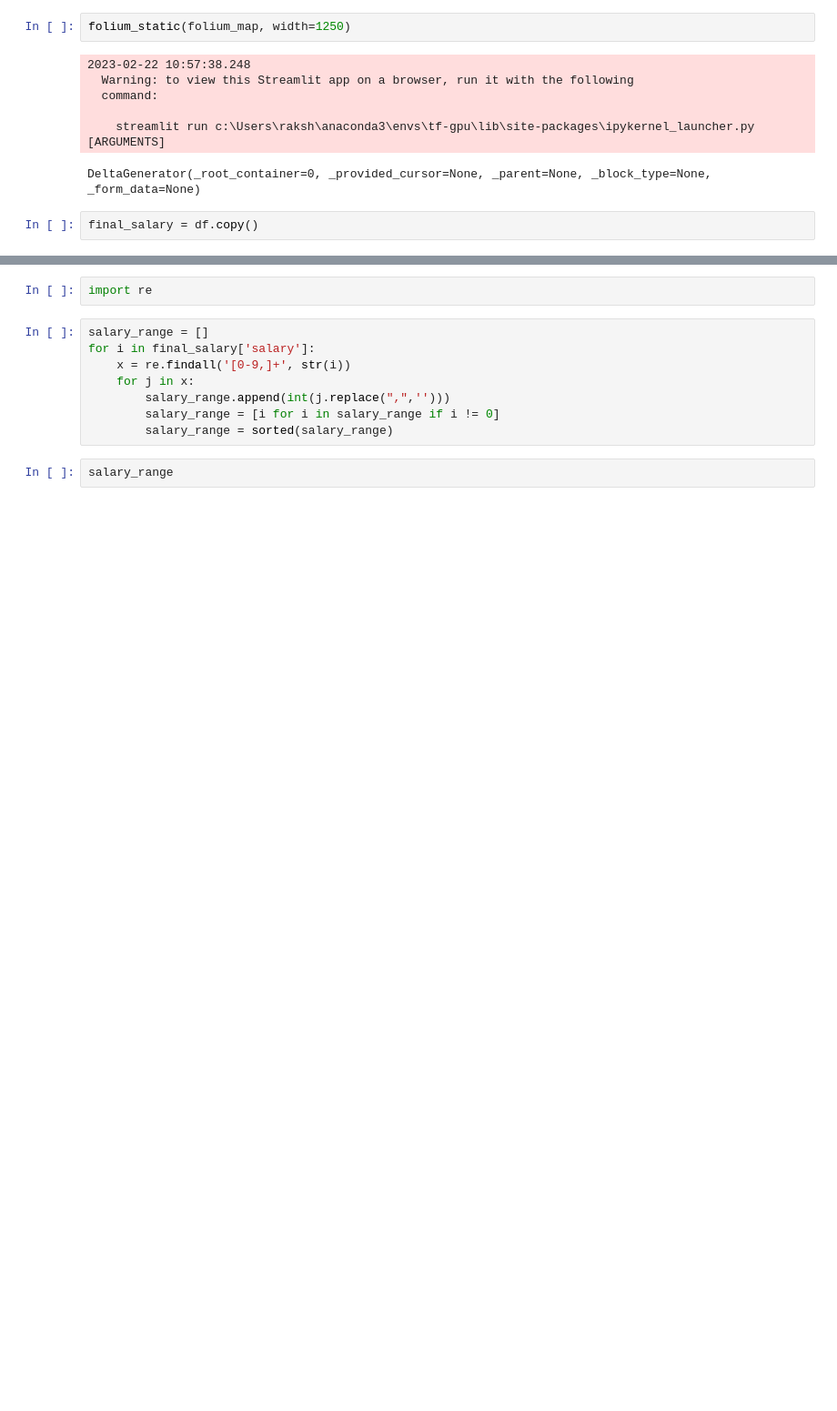
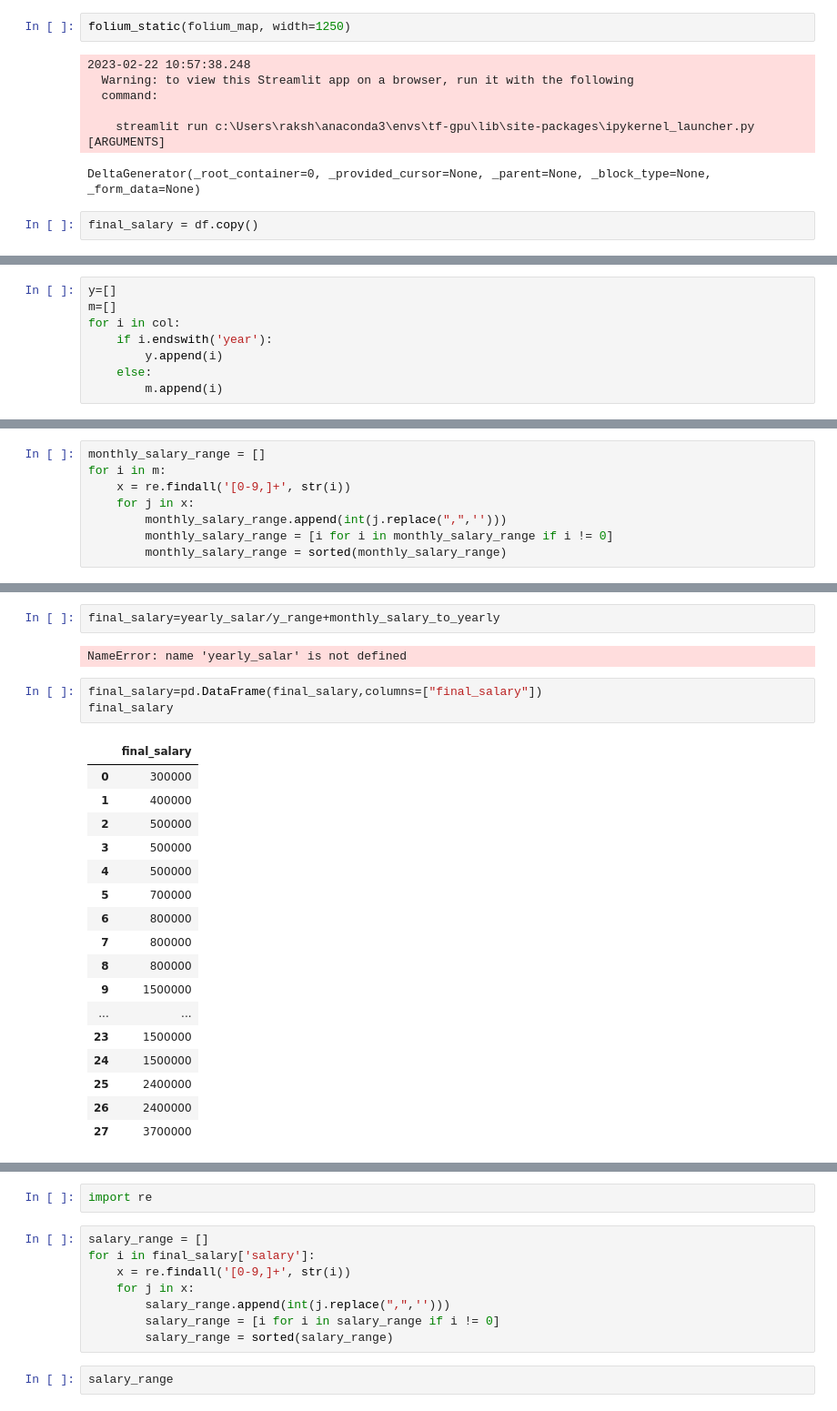
Before and after one commit to RakshitKhajuria/Job-Recomendation, a Jupyter notebook: notebook/exp.ipynb, the cells around one changed output, grey strips where cells are left out. Shown: that part at 91% size. Drawn from its saved outputs; the diff is of its cells as text; blank space fills up the shorter version.

```diff
--- a/notebook/exp.ipynb
+++ b/notebook/exp.ipynb
@@ -178,0 +213,8 @@ final_salary = df.copy()
+# %%
+y=[]
+m=[]
+for i in col:
+    if i.endswith('year'):
+        y.append(i)
+    else:
+        m.append(i)
@@ -178,0 +246,8 @@ final_salary = df.copy()
+# %%
+monthly_salary_range = []
+for i in m:
+    x = re.findall('[0-9,]+', str(i))
+    for j in x:
+        monthly_salary_range.append(int(j.replace(",",'')))
+        monthly_salary_range = [i for i in monthly_salary_range if i != 0]
+        monthly_salary_range = sorted(monthly_salary_range)
@@ -178,0 +274,25 @@ final_salary = df.copy()
+# %%
+final_salary=yearly_salar/y_range+monthly_salary_to_yearly
+# %% [output]
+NameError: name 'yearly_salar' is not defined
+# %%
+final_salary=pd.DataFrame(final_salary,columns=["final_salary"])
+final_salary
+# %% [output]
+|  | final_salary |
+| 0 | 300000 |
+| 1 | 400000 |
+| 2 | 500000 |
+| 3 | 500000 |
+| 4 | 500000 |
+| 5 | 700000 |
+| 6 | 800000 |
+| 7 | 800000 |
+| 8 | 800000 |
+| 9 | 1500000 |
+| ... | ... |
+| 23 | 1500000 |
+| 24 | 1500000 |
+| 25 | 2400000 |
+| 26 | 2400000 |
+| 27 | 3700000 |
```
Also changed, not shown: parts of 21 cells of this notebook, 31 other files.
